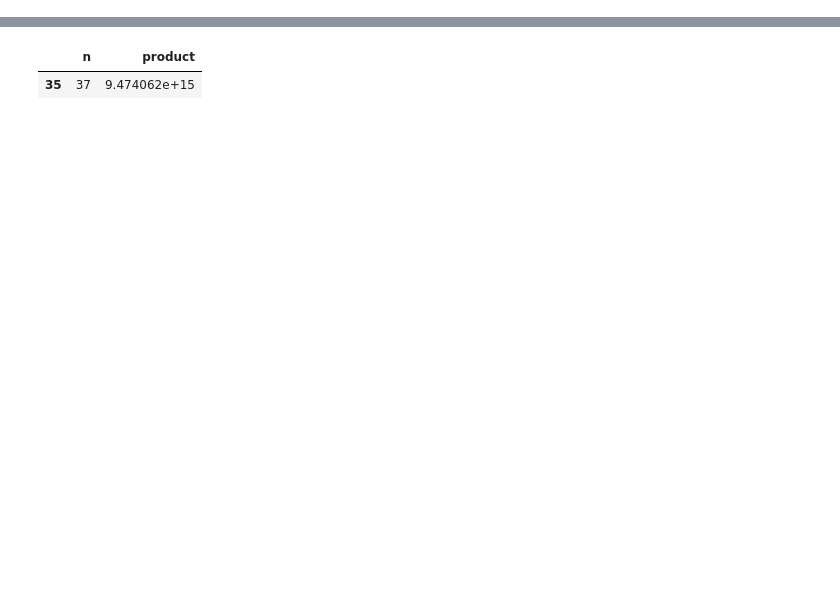
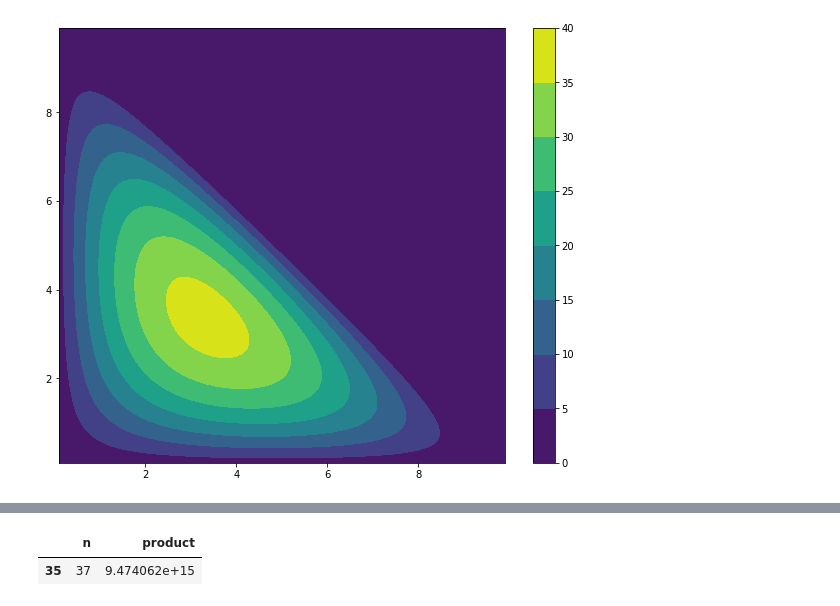
Before and after one commit to mdzimmerman/fivethirtyeight-riddler, a Jupyter notebook: 2021-06-04-riddler-express.ipynb, the cells around one changed output, grey strips where cells are left out. Saved outputs shown, nothing was run; the diff lists cells and outputs as text; code cells hidden in the pictures; blank space fills up the shorter version.

```diff
--- a/2021-06-04-riddler-express.ipynb
+++ b/2021-06-04-riddler-express.ipynb
@@ -4,0 +37,11 @@ import pandas as pd
+# %%
+fig, ax = plt.subplots(figsize=(10,8))
+x = np.arange(0.1, 10, 0.1)
+y = np.arange(0.1, 10, 0.1)
+xv, yv = np.meshgrid(x, y, sparse=True)
+z = xv * yv * (10-xv-yv)
+cs = ax.contourf(x, y, np.where(z > 0, z, 0))
+fig.colorbar(cs)
+plt.show()
+# %% [output]
+[figure, added]
```
Also changed, not shown: parts of 16 cells of this notebook, 1 other file.
